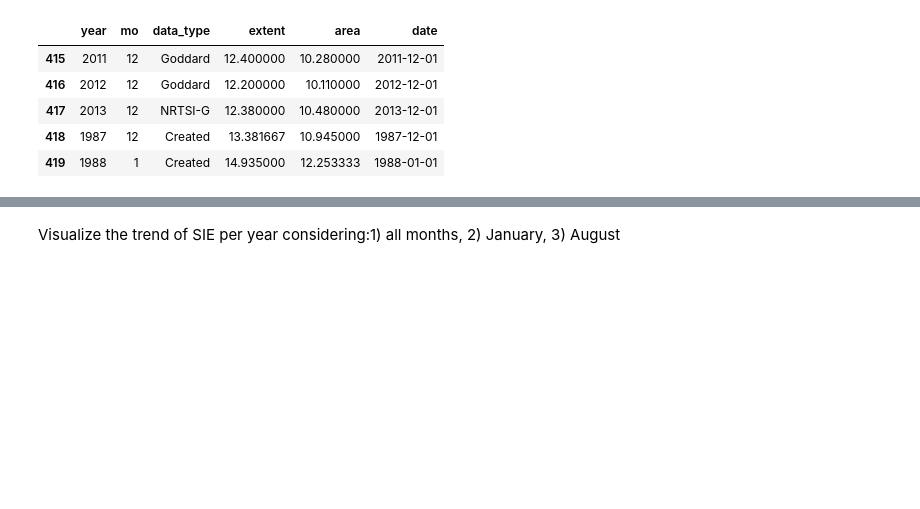
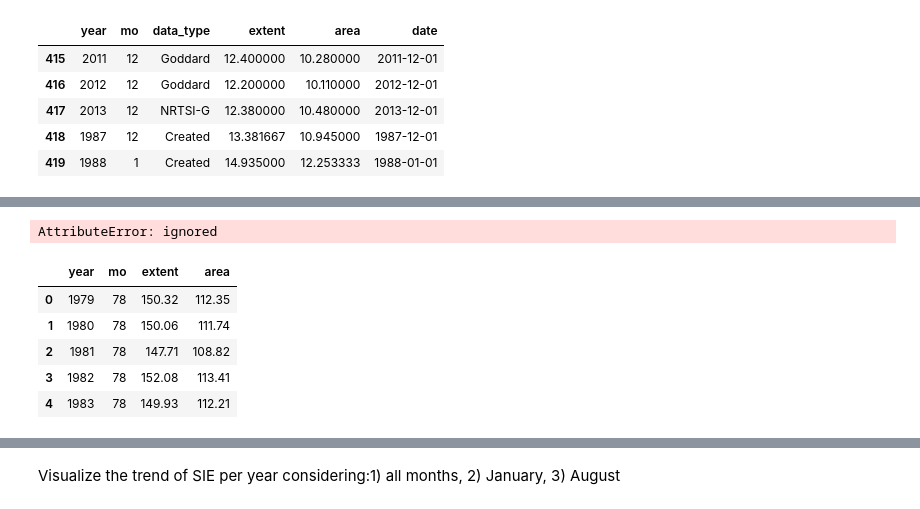
Before and after one commit to PedroCanoM/Idal_ia3, a Jupyter notebook: Sea_Ice_Extent.ipynb, the cells around one changed output, grey strips where cells are left out. Saved outputs shown, nothing was run; the diff lists cells and outputs as text; code cells hidden in the pictures; blank space fills up the shorter version.

```diff
--- a/Sea_Ice_Extent.ipynb
+++ b/Sea_Ice_Extent.ipynb
@@ -285,0 +271,14 @@ px.scatter(df1.sort_values('date'), x = 'year', y = 'extent',
+# %%
+df1.groupby(['mo']).info()
+# %% [output]
+AttributeError: ignored
+# %%
+aux1=df1.groupby(['year']).sum().reset_index()
+aux1.head()
+# %% [output]
+|  | year | mo | extent | area |
+| 0 | 1979 | 78 | 150.32 | 112.35 |
+| 1 | 1980 | 78 | 150.06 | 111.74 |
+| 2 | 1981 | 78 | 147.71 | 108.82 |
+| 3 | 1982 | 78 | 152.08 | 113.41 |
+| 4 | 1983 | 78 | 149.93 | 112.21 |
```
Also changed, not shown: parts of 9 cells of this notebook.
